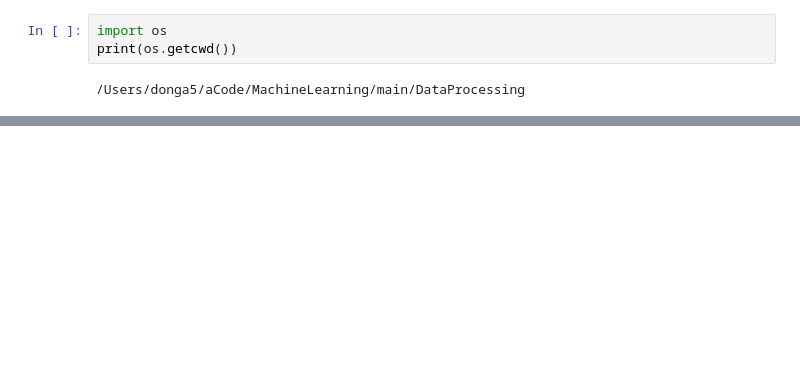
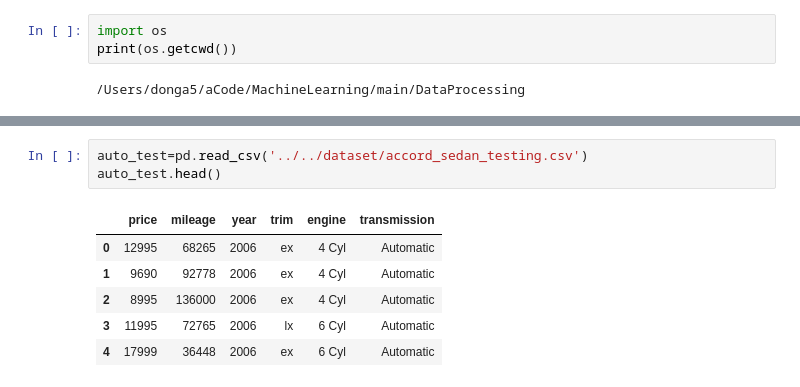
Before and after one commit to Donga5/MachineLearning, a Jupyter notebook: main/DataProcessing/data_processing.ipynb, the cells around one changed output, grey strips where cells are left out. Saved outputs shown, nothing was run; the diff lists cells and outputs as text; blank space fills up the shorter version.

```diff
--- a/main/DataProcessing/data_processing.ipynb
+++ b/main/DataProcessing/data_processing.ipynb
@@ -157,0 +153,10 @@ print(os.getcwd())
+# %%
+auto_test=pd.read_csv('../../dataset/accord_sedan_testing.csv')
+auto_test.head()
+# %% [output]
+|  | price | mileage | year | trim | engine | transmission |
+| 0 | 12995 | 68265 | 2006 | ex | 4 Cyl | Automatic |
+| 1 | 9690 | 92778 | 2006 | ex | 4 Cyl | Automatic |
+| 2 | 8995 | 136000 | 2006 | ex | 4 Cyl | Automatic |
+| 3 | 11995 | 72765 | 2006 | lx | 6 Cyl | Automatic |
+| 4 | 17999 | 36448 | 2006 | ex | 6 Cyl | Automatic |
```
Also changed, not shown: parts of 15 cells of this notebook, 19 other files.
